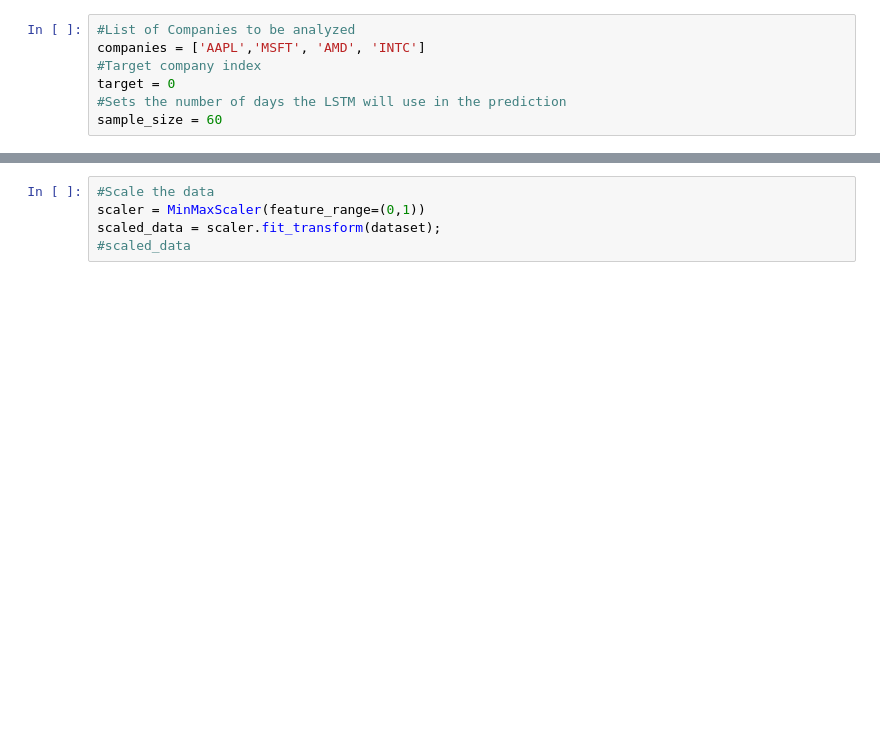
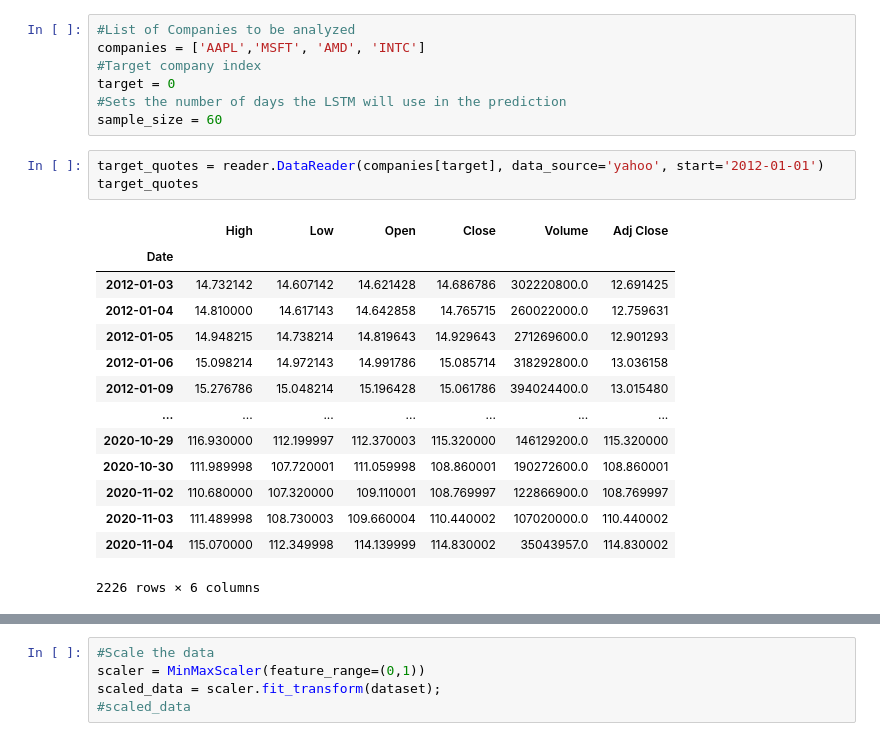
Before and after one commit to gtagency/stock-forecaster, a Jupyter notebook: lstm/StocksPrediction.ipynb, the cells around one changed output, grey strips where cells are left out. Drawn from its saved outputs; the diff is of its cells as text; blank space fills up the shorter version.

```diff
--- a/lstm/StocksPrediction.ipynb
+++ b/lstm/StocksPrediction.ipynb
@@ -20,5 +20,23 @@ companies = ['AAPL','MSFT', 'AMD', 'INTC']
 target = 0
 #Sets the number of days the LSTM will use in the prediction
 sample_size = 60
+# %%
+target_quotes = reader.DataReader(companies[target], data_source='yahoo', start='2012-01-01')
+target_quotes
+# %% [output]
+|  | High | Low | Open | Close | Volume | Adj Close |
+| Date |  |  |  |  |  |  |
+| 2012-01-03 | 14.732142 | 14.607142 | 14.621428 | 14.686786 | 302220800.0 | 12.691425 |
+| 2012-01-04 | 14.810000 | 14.617143 | 14.642858 | 14.765715 | 260022000.0 | 12.759631 |
+| 2012-01-05 | 14.948215 | 14.738214 | 14.819643 | 14.929643 | 271269600.0 | 12.901293 |
+| 2012-01-06 | 15.098214 | 14.972143 | 14.991786 | 15.085714 | 318292800.0 | 13.036158 |
+| 2012-01-09 | 15.276786 | 15.048214 | 15.196428 | 15.061786 | 394024400.0 | 13.015480 |
+| ... | ... | ... | ... | ... | ... | ... |
+| 2020-10-29 | 116.930000 | 112.199997 | 112.370003 | 115.320000 | 146129200.0 | 115.320000 |
+| 2020-10-30 | 111.989998 | 107.720001 | 111.059998 | 108.860001 | 190272600.0 | 108.860001 |
+| 2020-11-02 | 110.680000 | 107.320000 | 109.110001 | 108.769997 | 122866900.0 | 108.769997 |
+| 2020-11-03 | 111.489998 | 108.730003 | 109.660004 | 110.440002 | 107020000.0 | 110.440002 |
+| 2020-11-04 | 115.070000 | 112.349998 | 114.139999 | 114.830002 | 35043957.0 | 114.830002 |
+2226 rows × 6 columns
 # %%
 #Get previous stock quotes for predictor companies
```
Also changed, not shown: parts of 19 cells of this notebook, 1 other file.
